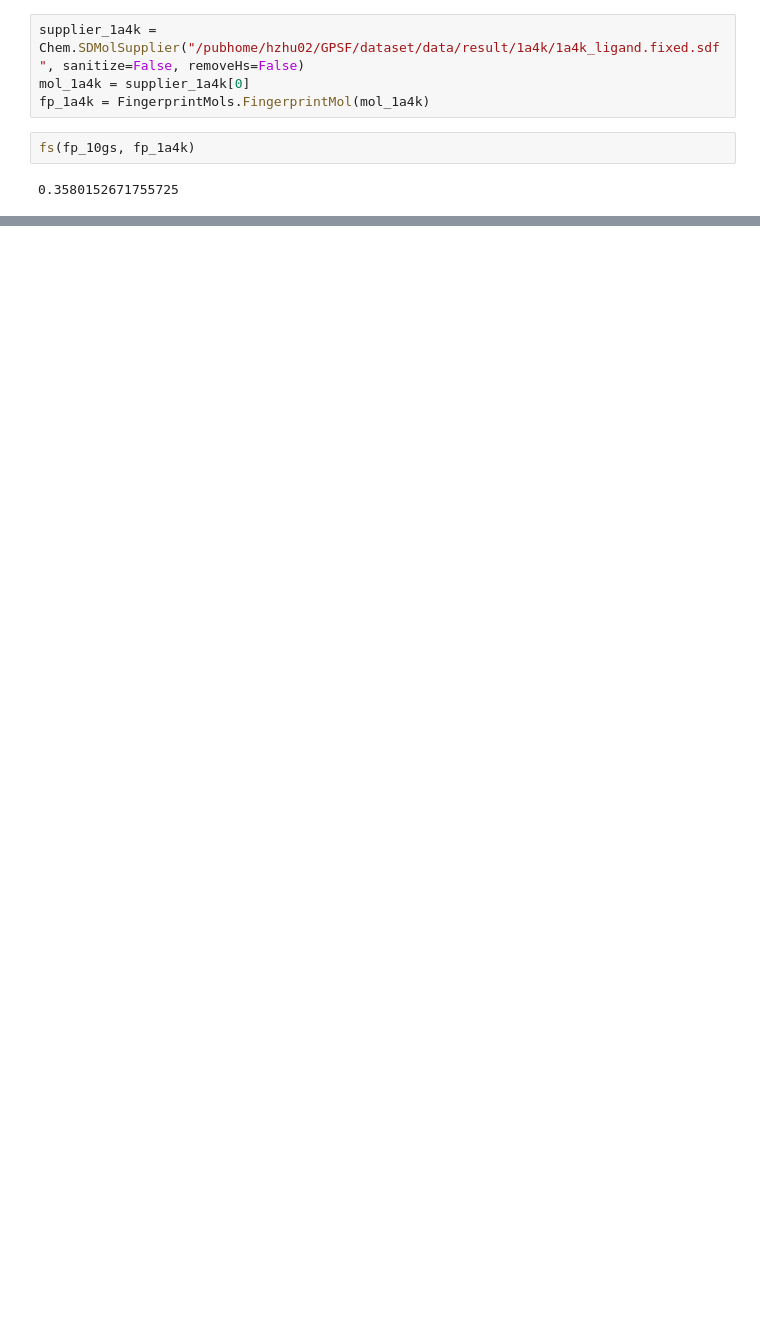
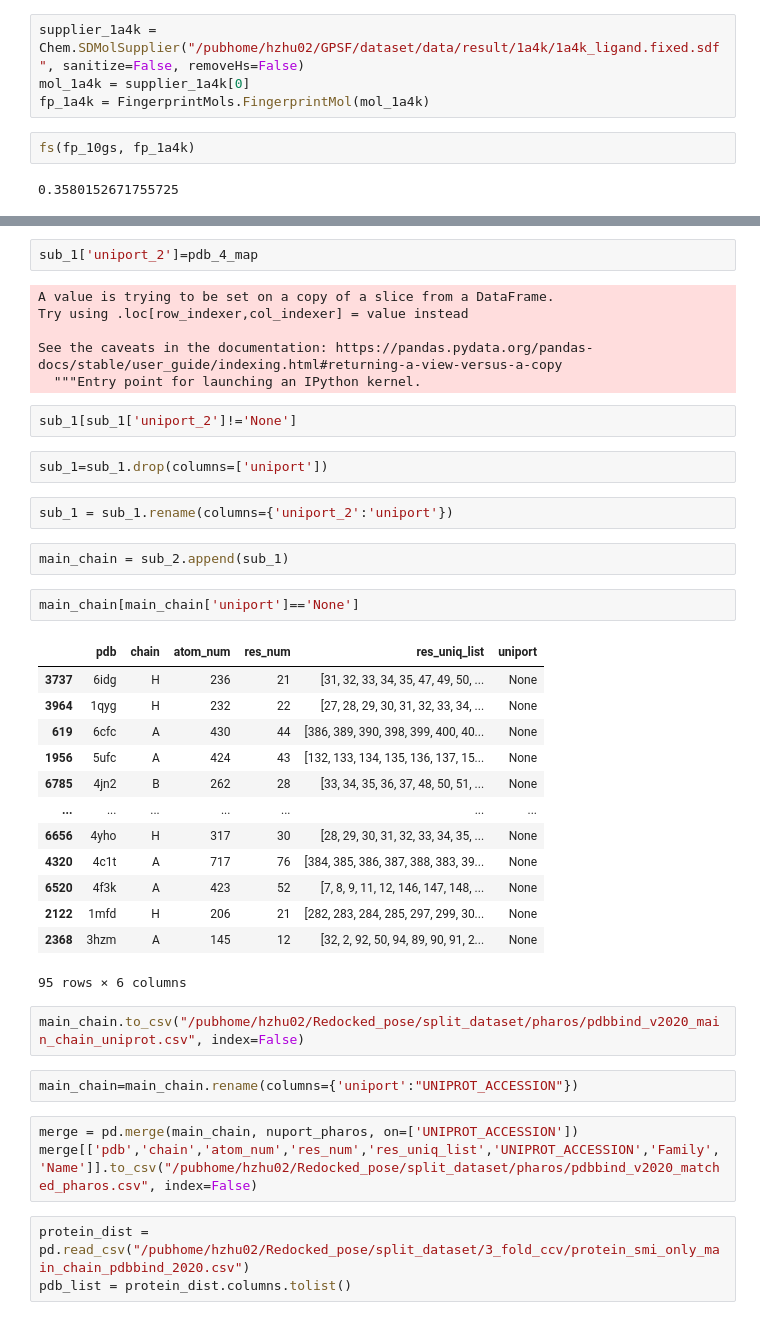
Before and after one commit to hnlab/generalization_benchmark, a Jupyter notebook: split_dataset/3_fold_ccv/3_fold_ccv.ipynb, the cells around one changed output, grey strips where cells are left out. Drawn from its saved outputs; the diff is of its cells as text; blank space fills up the shorter version.

```diff
--- a/split_dataset/3_fold_ccv/3_fold_ccv.ipynb
+++ b/split_dataset/3_fold_ccv/3_fold_ccv.ipynb
@@ -100,0 +673,42 @@ fs(fp_10gs, fp_1a4k)
+# %%
+sub_1['uniport_2']=pdb_4_map
+# %% [output]
+A value is trying to be set on a copy of a slice from a DataFrame.
+Try using .loc[row_indexer,col_indexer] = value instead
+
+See the caveats in the documentation: https://pandas.pydata.org/pandas-docs/stable/user_guide/indexing.html#returning-a-view-versus-a-copy
+  """Entry point for launching an IPython kernel.
+# %%
+sub_1[sub_1['uniport_2']!='None']
+# %%
+sub_1=sub_1.drop(columns=['uniport'])
+# %%
+sub_1 = sub_1.rename(columns={'uniport_2':'uniport'})
+# %%
+main_chain = sub_2.append(sub_1)
+# %%
+main_chain[main_chain['uniport']=='None']
+# %% [output]
+|  | pdb | chain | atom_num | res_num | res_uniq_list | uniport |
+| 3737 | 6idg | H | 236 | 21 | [31, 32, 33, 34, 35, 47, 49, 50, ... | None |
+| 3964 | 1qyg | H | 232 | 22 | [27, 28, 29, 30, 31, 32, 33, 34, ... | None |
+| 619 | 6cfc | A | 430 | 44 | [386, 389, 390, 398, 399, 400, 40... | None |
+| 1956 | 5ufc | A | 424 | 43 | [132, 133, 134, 135, 136, 137, 15... | None |
+| 6785 | 4jn2 | B | 262 | 28 | [33, 34, 35, 36, 37, 48, 50, 51, ... | None |
+| ... | ... | ... | ... | ... | ... | ... |
+| 6656 | 4yho | H | 317 | 30 | [28, 29, 30, 31, 32, 33, 34, 35, ... | None |
+| 4320 | 4c1t | A | 717 | 76 | [384, 385, 386, 387, 388, 383, 39... | None |
+| 6520 | 4f3k | A | 423 | 52 | [7, 8, 9, 11, 12, 146, 147, 148, ... | None |
+| 2122 | 1mfd | H | 206 | 21 | [282, 283, 284, 285, 297, 299, 30... | None |
+| 2368 | 3hzm | A | 145 | 12 | [32, 2, 92, 50, 94, 89, 90, 91, 2... | None |
+95 rows × 6 columns
+# %%
+main_chain.to_csv("/pubhome/hzhu02/Redocked_pose/split_dataset/pharos/pdbbind_v2020_main_chain_uniprot.csv", index=False)
+# %%
+main_chain=main_chain.rename(columns={'uniport':"UNIPROT_ACCESSION"})
+# %%
+merge = pd.merge(main_chain, nuport_pharos, on=['UNIPROT_ACCESSION'])
+merge[['pdb','chain','atom_num','res_num','res_uniq_list','UNIPROT_ACCESSION','Family','Name']].to_csv("/pubhome/hzhu02/Redocked_pose/split_dataset/pharos/pdbbind_v2020_matched_pharos.csv", index=False)
+# %%
+protein_dist = pd.read_csv("/pubhome/hzhu02/Redocked_pose/split_dataset/3_fold_ccv/protein_smi_only_main_chain_pdbbind_2020.csv")
+pdb_list = protein_dist.columns.tolist()
```
Also changed, not shown: parts of 110 cells of this notebook.
